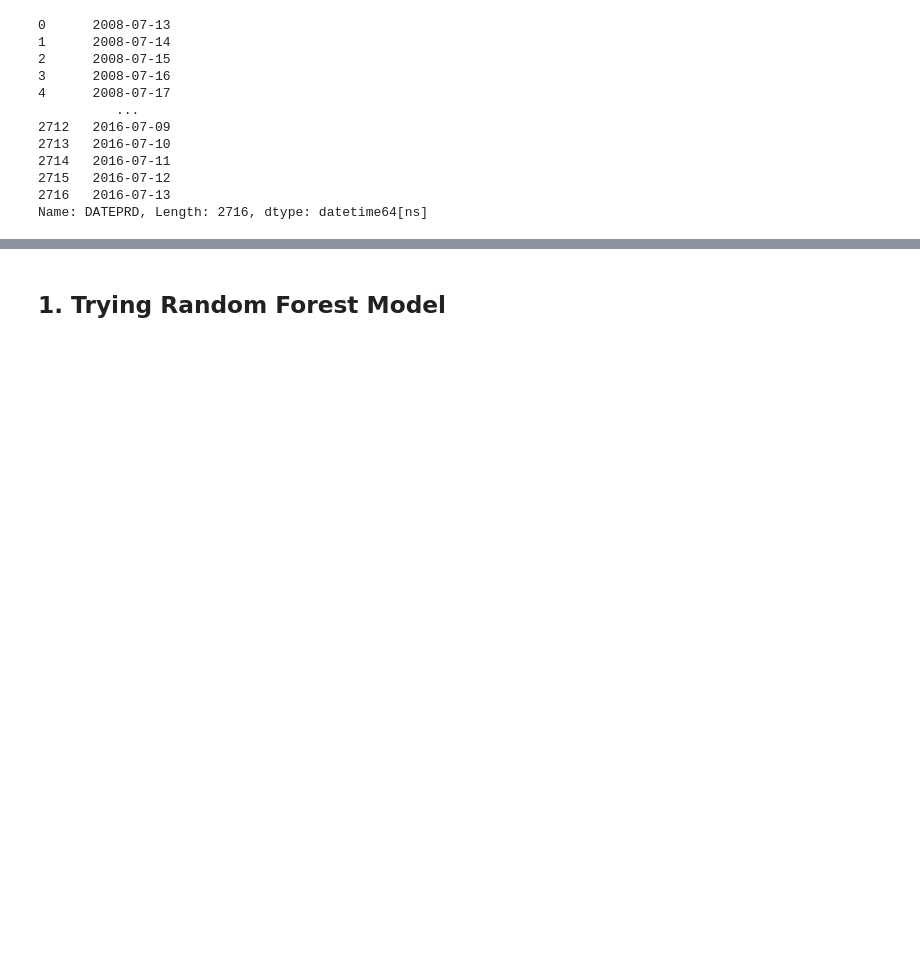
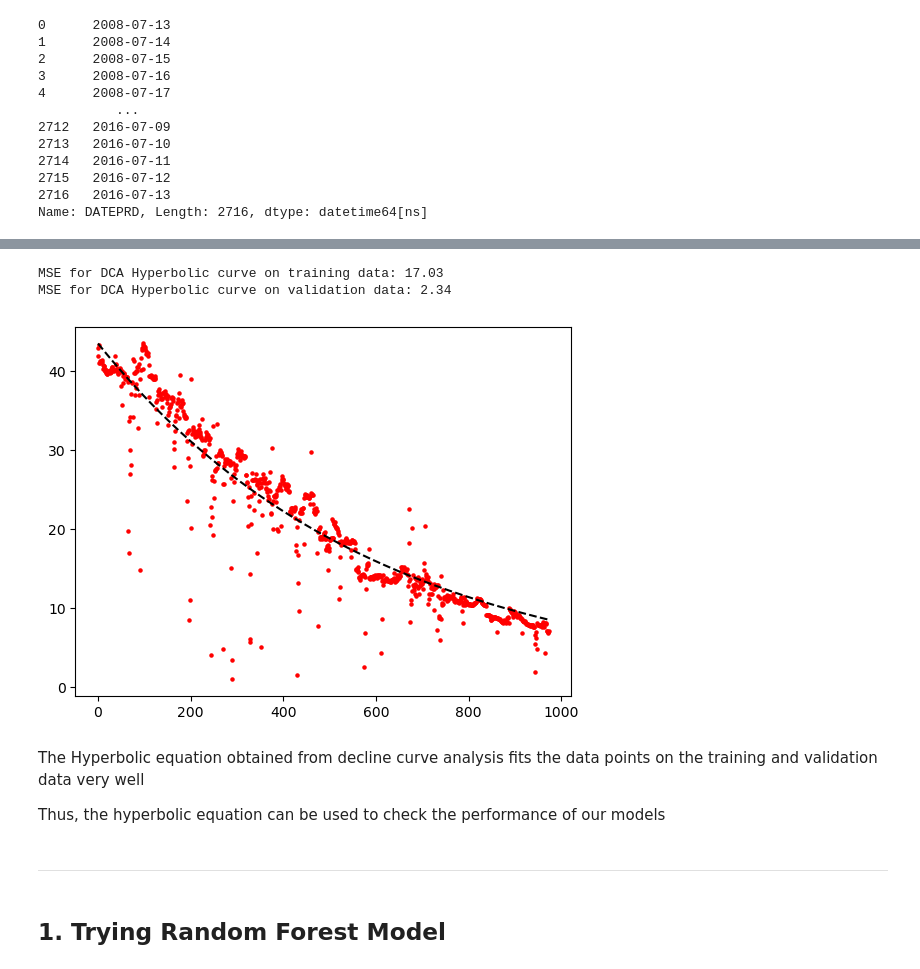
Before and after one commit to anshuman1823/Predicting-Oil-Flow-Rate-Using-Well-Parameters, a Jupyter notebook: Volve_project_jupyter_notebook_v2.ipynb, the cells around one changed output, grey strips where cells are left out. Saved outputs shown, nothing was run; the diff lists cells and outputs as text; code cells hidden in the pictures; blank space fills up the shorter version.

Commit message:
Implemented DCA and calculated error from DCA prediction

```diff
--- a/Volve_project_jupyter_notebook_v2.ipynb
+++ b/Volve_project_jupyter_notebook_v2.ipynb
@@ -586,3 +691,37 @@ X_test = X_test[:, features_sub_index]
+# %%
+## Testing the hyperbolic equation obtained training + validation data
+
+Y = np.r_[y_train, y_val]
+x = np.arange(len(Y))
+
+qi = 43.46833332873359
+b = 6.275600555918789e-09
+di = 0.0016763162063637136
+
+hyp = hyperbolic_equation(x, qi, b, di)
+plt.scatter(x = x, y = Y, s = 5, color = "red")
+plt.plot(x, hyp, linestyle = "dashed", color = "k")
+
+## Calculating the MSE if we only use DCA for flowrate prediction
+
+hyp_train_pred = hyp[:len(y_train)]
+hyp_val_pred = hyp[len(y_train):]
+
+hyp_train_mse = mean_squared_error(y_train, hyp_train_pred)
+hyp_val_mse = mean_squared_error(y_val, hyp_val_pred)
+
+print(f"MSE for DCA Hyperbolic curve on training data: {hyp_train_mse:.2f}")
+print(f"MSE for DCA Hyperbolic curve on validation data: {hyp_val_mse:.2f}")
+# %% [output]
+MSE for DCA Hyperbolic curve on training data: 17.03
+MSE for DCA Hyperbolic curve on validation data: 2.34
+[figure, added]
+# %% [markdown]
+The Hyperbolic equation obtained from decline curve analysis fits the data points on the training and validation data very well
+
+Thus, the hyperbolic equation can be used to check the performance of our models
+# %% [markdown]
+***
 # %% [markdown]
 ## 1. Trying Random Forest Model
 # %%
```
Also changed, not shown: parts of 44 cells of this notebook.
